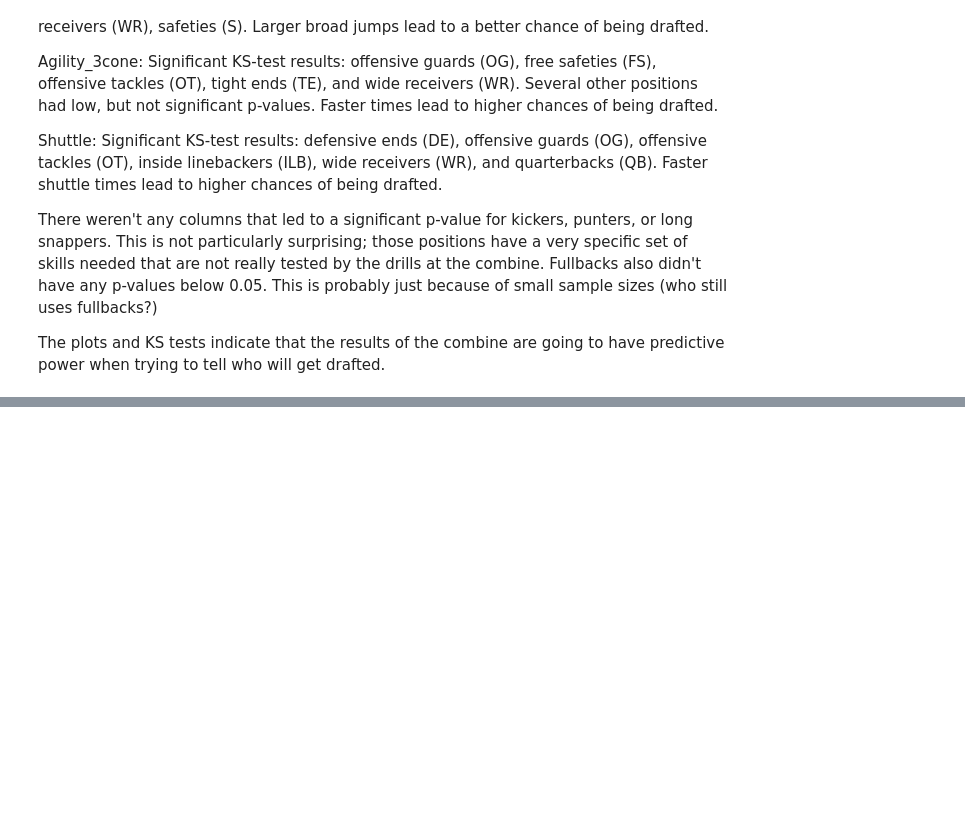
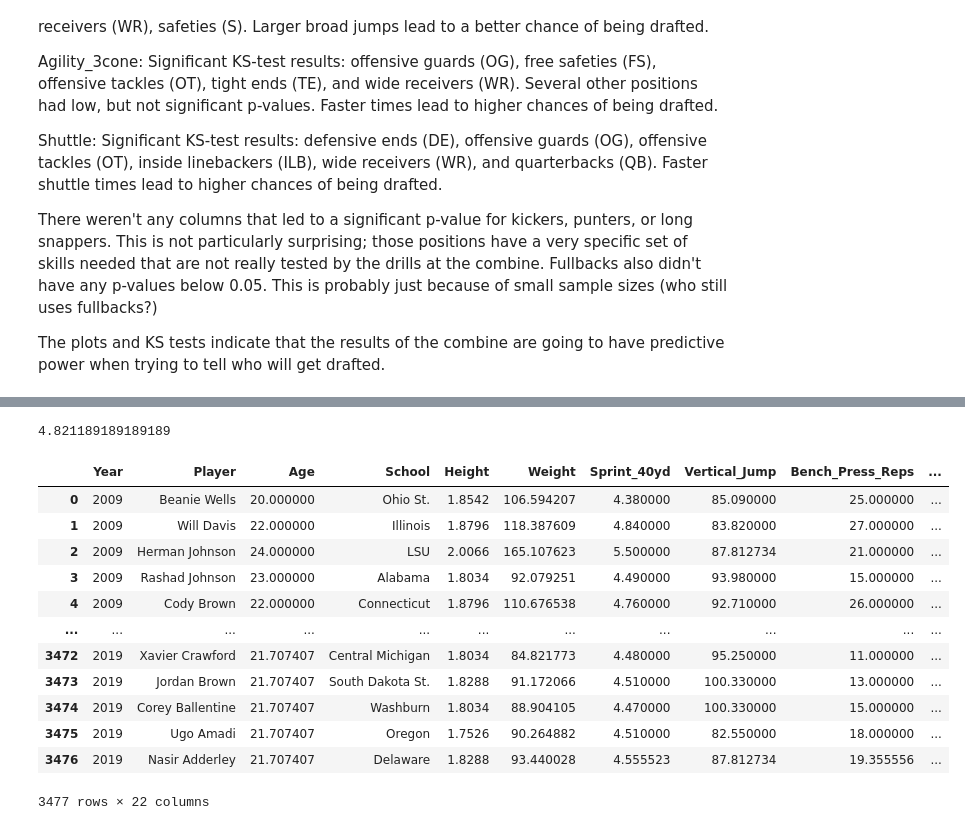
Before and after one commit to daviderics/NFL_Combine_Project, a Jupyter notebook: student.ipynb, the cells around one changed output, grey strips where cells are left out. Drawn from its saved outputs; the diff is of its cells as text; code cells hidden in the pictures; blank space fills up the shorter version.

```diff
--- a/student.ipynb
+++ b/student.ipynb
@@ -395,0 +406,31 @@ The plots and KS tests indicate that the results of the combine are going to hav
+# %%
+df_combine[(df_combine['Sprint_40yd'].isna()==False) & (df_combine['Position']=='QB')]['Sprint_40yd'].mean()
+# %% [output]
+4.821189189189189
+# %%
+# Make copy of DataFrame
+df_fill = df_combine.copy()
+
+# Impute values for each position and drill
+drill_cols = ['Age','Sprint_40yd','Vertical_Jump','Bench_Press_Reps','Broad_Jump','Agility_3cone','Shuttle']
+
+for i, col in enumerate(drill_cols):
+    for j, pos in enumerate(df_combine['Position'].unique()):
+        df_fill[col].fillna(df_combine[(df_combine[col].isna()==False) &
+                                       (df_combine['Position']==pos)][col].mean(), inplace=True)
+
+df_fill
+# %% [output]
+|  | Year | Player | Age | School | Height | Weight | Sprint_40yd | Vertical_Jump | Bench_Press_Reps | ... |
+| 0 | 2009 | Beanie Wells | 20.000000 | Ohio St. | 1.8542 | 106.594207 | 4.380000 | 85.090000 | 25.000000 | ... |
+| 1 | 2009 | Will Davis | 22.000000 | Illinois | 1.8796 | 118.387609 | 4.840000 | 83.820000 | 27.000000 | ... |
+| 2 | 2009 | Herman Johnson | 24.000000 | LSU | 2.0066 | 165.107623 | 5.500000 | 87.812734 | 21.000000 | ... |
+| 3 | 2009 | Rashad Johnson | 23.000000 | Alabama | 1.8034 | 92.079251 | 4.490000 | 93.980000 | 15.000000 | ... |
+| 4 | 2009 | Cody Brown | 22.000000 | Connecticut | 1.8796 | 110.676538 | 4.760000 | 92.710000 | 26.000000 | ... |
+| ... | ... | ... | ... | ... | ... | ... | ... | ... | ... | ... |
+| 3472 | 2019 | Xavier Crawford | 21.707407 | Central Michigan | 1.8034 | 84.821773 | 4.480000 | 95.250000 | 11.000000 | ... |
+| 3473 | 2019 | Jordan Brown | 21.707407 | South Dakota St. | 1.8288 | 91.172066 | 4.510000 | 100.330000 | 13.000000 | ... |
+| 3474 | 2019 | Corey Ballentine | 21.707407 | Washburn | 1.8034 | 88.904105 | 4.470000 | 100.330000 | 15.000000 | ... |
+| 3475 | 2019 | Ugo Amadi | 21.707407 | Oregon | 1.7526 | 90.264882 | 4.510000 | 82.550000 | 18.000000 | ... |
+| 3476 | 2019 | Nasir Adderley | 21.707407 | Delaware | 1.8288 | 93.440028 | 4.555523 | 87.812734 | 19.355556 | ... |
+3477 rows × 22 columns
```
Also changed, not shown: parts of 29 cells of this notebook.
